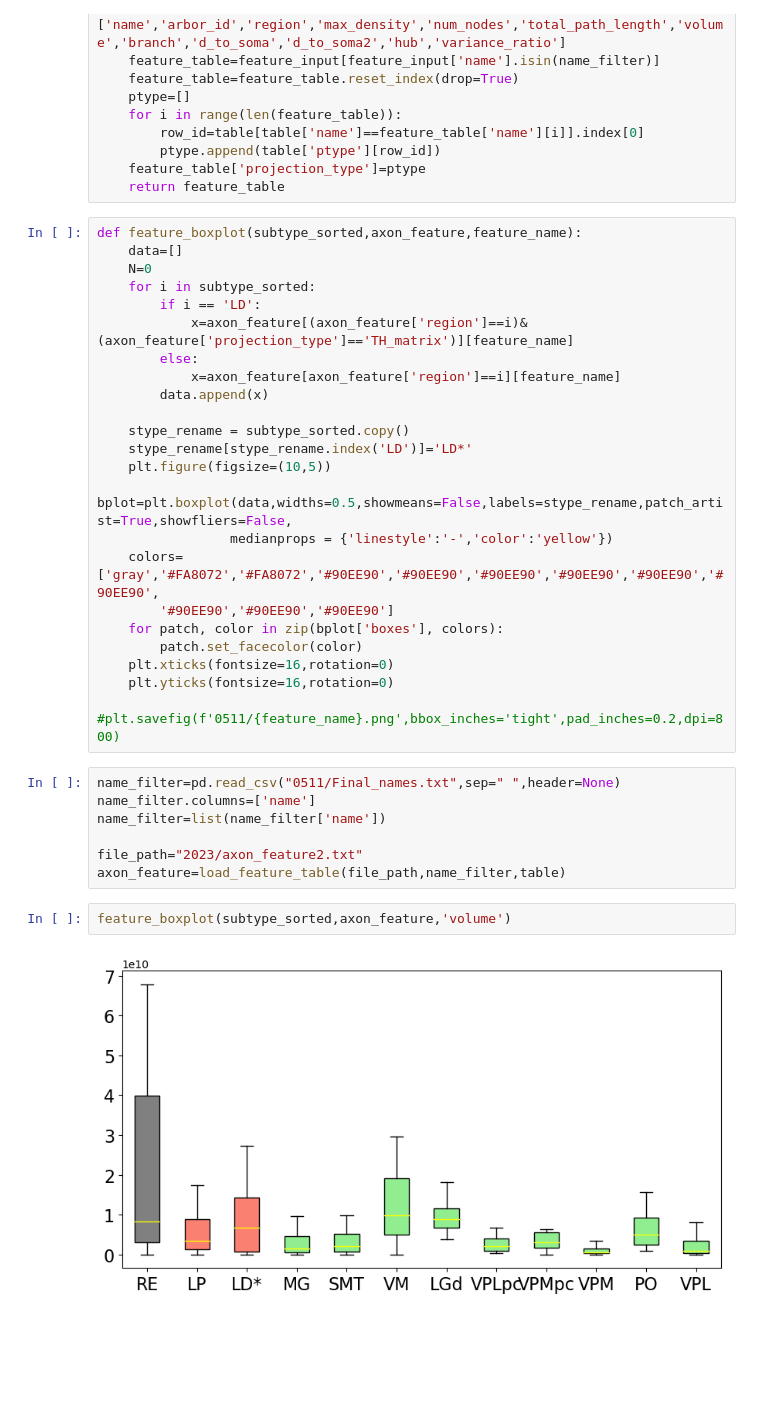
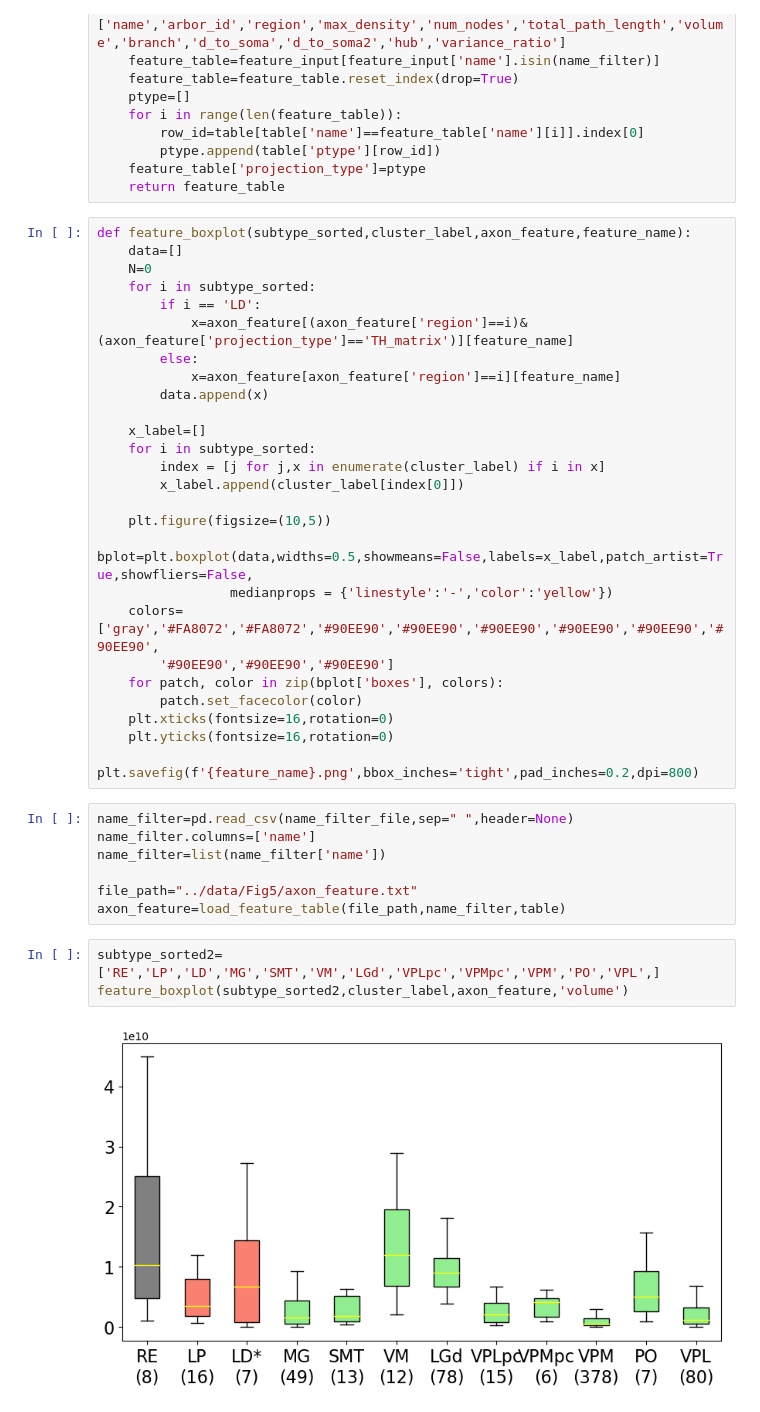
Before and after one commit to SEU-ALLEN-codebase/full_spectrum_sources, a Jupyter notebook: arbors/analyses/FigureD.ipynb, the cells around one changed output. Drawn from its saved outputs; the diff is of its cells as text; blank space fills up the shorter version.

```diff
--- a/arbors/analyses/FigureD.ipynb
+++ b/arbors/analyses/FigureD.ipynb
@@ -291,7 +291,7 @@ def load_feature_table(file_path,name_filter,table):
     feature_table['projection_type']=ptype
     return feature_table
 # %%
-def feature_boxplot(subtype_sorted,axon_feature,feature_name):
+def feature_boxplot(subtype_sorted,cluster_label,axon_feature,feature_name):
     data=[]
     N=0
     for i in subtype_sorted:
@@ -301,10 +301,13 @@ def feature_boxplot(subtype_sorted,axon_feature,feature_name):
             x=axon_feature[axon_feature['region']==i][feature_name]
         data.append(x)
 
-    stype_rename = subtype_sorted.copy()
-    stype_rename[stype_rename.index('LD')]='LD*'
+    x_label=[]
+    for i in subtype_sorted:
+        index = [j for j,x in enumerate(cluster_label) if i in x]
+        x_label.append(cluster_label[index[0]])
+
     plt.figure(figsize=(10,5))
-    bplot=plt.boxplot(data,widths=0.5,showmeans=False,labels=stype_rename,patch_artist=True,showfliers=False,
+    bplot=plt.boxplot(data,widths=0.5,showmeans=False,labels=x_label,patch_artist=True,showfliers=False,
                  medianprops = {'linestyle':'-','color':'yellow'})
     colors=['gray','#FA8072','#FA8072','#90EE90','#90EE90','#90EE90','#90EE90','#90EE90','#90EE90',
         '#90EE90','#90EE90','#90EE90']
@@ -312,15 +315,16 @@ def feature_boxplot(subtype_sorted,axon_feature,feature_name):
         patch.set_facecolor(color)
     plt.xticks(fontsize=16,rotation=0)
     plt.yticks(fontsize=16,rotation=0)
-    #plt.savefig(f'0511/{feature_name}.png',bbox_inches='tight',pad_inches=0.2,dpi=800)
+    plt.savefig(f'{feature_name}.png',bbox_inches='tight',pad_inches=0.2,dpi=800)
 # %%
-name_filter=pd.read_csv("0511/Final_names.txt",sep=" ",header=None)
+name_filter=pd.read_csv(name_filter_file,sep=" ",header=None)
 name_filter.columns=['name']
 name_filter=list(name_filter['name'])
 
-file_path="2023/axon_feature2.txt"
+file_path="../data/Fig5/axon_feature.txt"
 axon_feature=load_feature_table(file_path,name_filter,table)
 # %%
-feature_boxplot(subtype_sorted,axon_feature,'volume')
+subtype_sorted2=['RE','LP','LD','MG','SMT','VM','LGd','VPLpc','VPMpc','VPM','PO','VPL',]
+feature_boxplot(subtype_sorted2,cluster_label,axon_feature,'volume')
 # %% [output]
-[figure, old version]
+[figure, new version]
```
Also changed, not shown: 2 other files.
